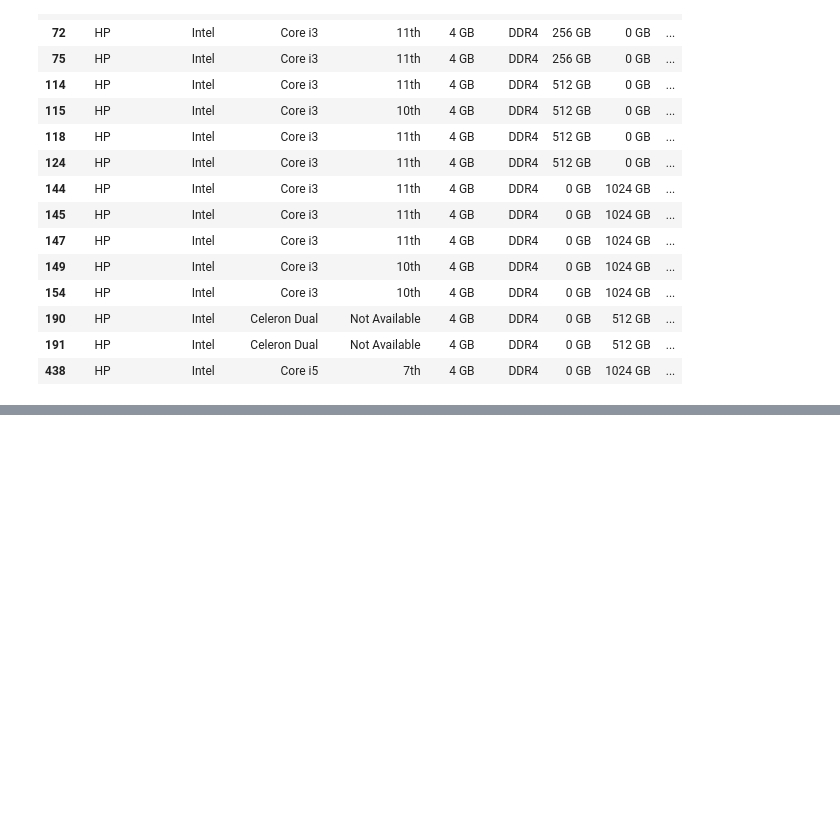
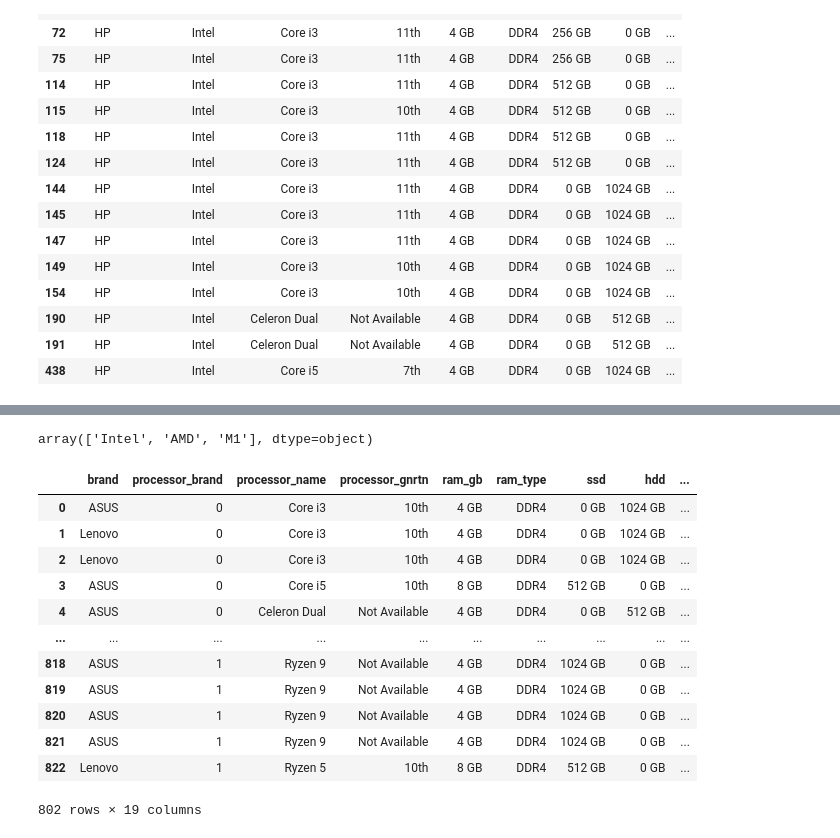
Before and after one commit to anubhutichandak/start-python, a Jupyter notebook: numpay/pandas/laptop_price/laptop_price.ipynb, the cells around one changed output, grey strips where cells are left out. Drawn from its saved outputs; the diff is of its cells as text; code cells hidden in the pictures; blank space fills up the shorter version.

```diff
--- a/numpay/pandas/laptop_price/laptop_price.ipynb
+++ b/numpay/pandas/laptop_price/laptop_price.ipynb
@@ -282,0 +303,6 @@ bradnd_hp_intel_4gb[bradnd_hp_intel_4gb['Price']<=50000]
+# %%
+touch_dict = {
+    'No':0,'Yes':1
+}
+# %%
+df['Touchscreen'] = df['Touchscreen'].map(touch_dict)
@@ -282,0 +330,10 @@ bradnd_hp_intel_4gb[bradnd_hp_intel_4gb['Price']<=50000]
+# %%
+df['processor_brand'].unique()
+# %% [output]
+array(['Intel', 'AMD', 'M1'], dtype=object)
+# %%
+proccessor_brand_dict={
+    'Intel':0,
+    'AMD':1,
+    'M1':2
+}
@@ -282,0 +359,18 @@ bradnd_hp_intel_4gb[bradnd_hp_intel_4gb['Price']<=50000]
+# %%
+df['processor_brand']=df['processor_brand'].map(proccessor_brand_dict)
+# %%
+df
+# %% [output]
+|  | brand | processor_brand | processor_name | processor_gnrtn | ram_gb | ram_type | ssd | hdd | ... |
+| 0 | ASUS | 0 | Core i3 | 10th | 4 GB | DDR4 | 0 GB | 1024 GB | ... |
+| 1 | Lenovo | 0 | Core i3 | 10th | 4 GB | DDR4 | 0 GB | 1024 GB | ... |
+| 2 | Lenovo | 0 | Core i3 | 10th | 4 GB | DDR4 | 0 GB | 1024 GB | ... |
+| 3 | ASUS | 0 | Core i5 | 10th | 8 GB | DDR4 | 512 GB | 0 GB | ... |
+| 4 | ASUS | 0 | Celeron Dual | Not Available | 4 GB | DDR4 | 0 GB | 512 GB | ... |
+| ... | ... | ... | ... | ... | ... | ... | ... | ... | ... |
+| 818 | ASUS | 1 | Ryzen 9 | Not Available | 4 GB | DDR4 | 1024 GB | 0 GB | ... |
+| 819 | ASUS | 1 | Ryzen 9 | Not Available | 4 GB | DDR4 | 1024 GB | 0 GB | ... |
+| 820 | ASUS | 1 | Ryzen 9 | Not Available | 4 GB | DDR4 | 1024 GB | 0 GB | ... |
+| 821 | ASUS | 1 | Ryzen 9 | Not Available | 4 GB | DDR4 | 1024 GB | 0 GB | ... |
+| 822 | Lenovo | 1 | Ryzen 5 | 10th | 8 GB | DDR4 | 512 GB | 0 GB | ... |
+802 rows × 19 columns
```
Also changed, not shown: parts of 7 cells of this notebook.
